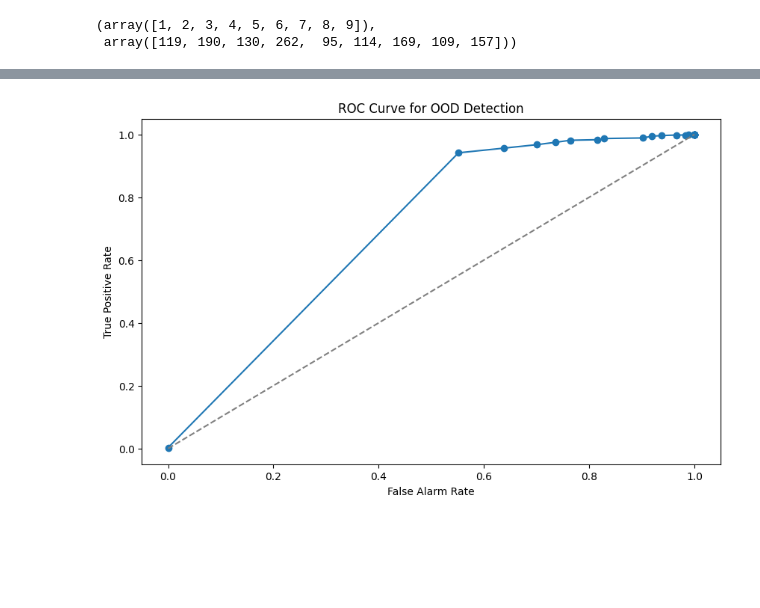
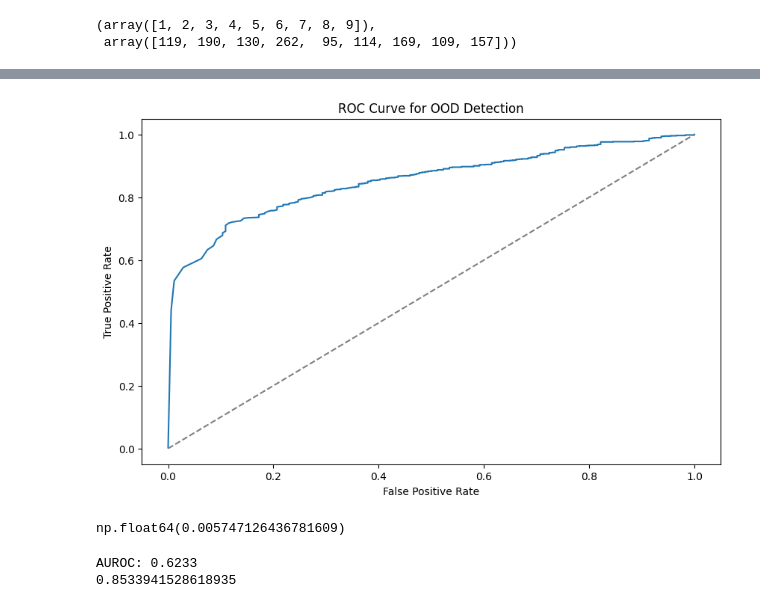
Before and after one commit to alvin-ng44/SAR_ML, a Jupyter notebook: notebooks/SSR/OOD/OOD_2s1.ipynb, the cells around one changed output, grey strips where cells are left out. Cells and saved outputs as stored; diff of their text form; code cells hidden in the pictures; blank space fills up the shorter version.

```diff
--- a/notebooks/SSR/OOD/OOD_2s1.ipynb
+++ b/notebooks/SSR/OOD/OOD_2s1.ipynb
@@ -95,7 +97,7 @@ for i, seed in enumerate(seed_lst):
 
     # Load your trained weights
     new_model.load_state_dict(torch.load(
-        os.path.join(workspace, f"weights/SSR/OOD/rn18_seed{seed}_b16_rm_{excluded_label_name}.pth"),
+        os.path.join(workspace, f"weights/SSR/OOD/SSR_w_noise/rn18_seed{seed}_b16_rm_{excluded_label_name}.pth"),
         map_location=device
     ))
 
@@ -157,10 +163,10 @@ for j in list(inv_label_map.values()):
     for i, count in enumerate(count_above_threshold):
         ax.text(threshold[i], count + 0.5, str(count), ha='center', va='bottom')
 
-    ax.text(0, -0.1, f"Total correct classifications = {correct_mask.sum()}", transform=ax.transAxes)
+    ax.text(0, -0.1, f"Total {meas_ds.classes[j]} samples = {(labels == class_label).sum()}", transform=ax.transAxes)
 
     ax.set_xlabel('Threshold')
     ax.set_ylabel('Count')
-    ax.set_title(f'Performance of OOD Detection for {meas_ds.classes[j]}')
+    ax.set_title(f'Probability of Correct Classifications for {meas_ds.classes[j]}')
     plt.show()
 # %% [output]
@@ -259,28 +238,74 @@ plt.show()
 # %%
-threshold = np.arange(0.0, 1.05, 0.05)
-true_positives_lst = []
+"""
+Definitions:
+ID: probability >= threshold
+OOD: probability < threshold
+
+Thus,
+Positive = ID
+Negative = OOD
+
+False Positive = False ID = OOD labelled as ID
+False Negative = False OOD = ID labelled as OOD
+
+True Positive = True ID = ID labelled as ID
+True Negative = True OOD = OOD labelled as OOD
+
+TPR = TP / (TP + FN) = TP / ID_dist
+FPR = FP / (FP + TN) = FP / OOD_dist
+"""
+step = 0.0001
+threshold = np.arange(0, 1 + step, step)
+TPR_lst = []
+ID_mask = (labels != excluded_label)
 for t in threshold:
-    correct_mask = ((labels == preds_og))
-    correct_conf = confidences[correct_mask]
-    true_positives_lst.append(np.sum(correct_conf >= t))
-true_positives = np.array(true_positives_lst / correct_mask.sum())
+    correct_conf = confidences[ID_mask]
+    TPR_lst.append(
+        (np.sum(correct_conf >= t)) / (ID_mask.sum())
+        )
+TPR_lst = np.array(TPR_lst)
 
-out_dist = (labels == excluded_label).sum()
+OOD_mask = (labels == excluded_label)
 
-false_alarm_lst = []
+FPR_lst = []
 for t in threshold:
-    false_alarm = ((labels == excluded_label) & (confidences >= t)).sum()
-    false_alarm_lst.append(false_alarm)
-false_alarms = np.array(false_alarm_lst / out_dist)
+    false_alarm = (OOD_mask & (confidences >= t)).sum()
+    FPR_lst.append(
+        false_alarm/OOD_mask.sum()
+        )
+FPR_lst = np.array(FPR_lst)
 
 fig = plt.figure(figsize=(10, 6))
 ax = fig.add_subplot(111)
 
-ax.plot(false_alarms, true_positives, marker='o')
+ax.plot(FPR_lst, TPR_lst)
 ax.plot([0, 1], [0, 1], linestyle='--', color='gray')  # Add diagonal line for reference
-ax.set_xlabel('False Alarm Rate')
+ax.set_xlabel('False Positive Rate')
 ax.set_ylabel('True Positive Rate')
 ax.set_title('ROC Curve for OOD Detection')
 plt.show()
 # %% [output]
-[figure, old version]
+[figure, new version]
+# %%
+FPR_lst[9999]
+# %% [output]
+np.float64(0.005747126436781609)
+# %%
+from scipy.integrate import simpson
+
+# Sort by FPR ascending (threshold decreases, FPR increases)
+sort_idx = np.argsort(FPR_lst)
+fpr_sorted = FPR_lst[sort_idx]
+tpr_sorted = TPR_lst[sort_idx]
+
+auroc = simpson(y=tpr_sorted, x=fpr_sorted)
+print(f"AUROC: {auroc:.4f}")
+
+fpr_sorted, unique_idx = np.unique(fpr_sorted, return_index=True)
+tpr_sorted = tpr_sorted[unique_idx]
+
+auroc = simpson(y=tpr_sorted, x=fpr_sorted)
+print(auroc)
+# %% [output]
+AUROC: 0.6233
+0.8533941528618935
```
Also changed, not shown: parts of 12 cells of this notebook, 1 other file.
